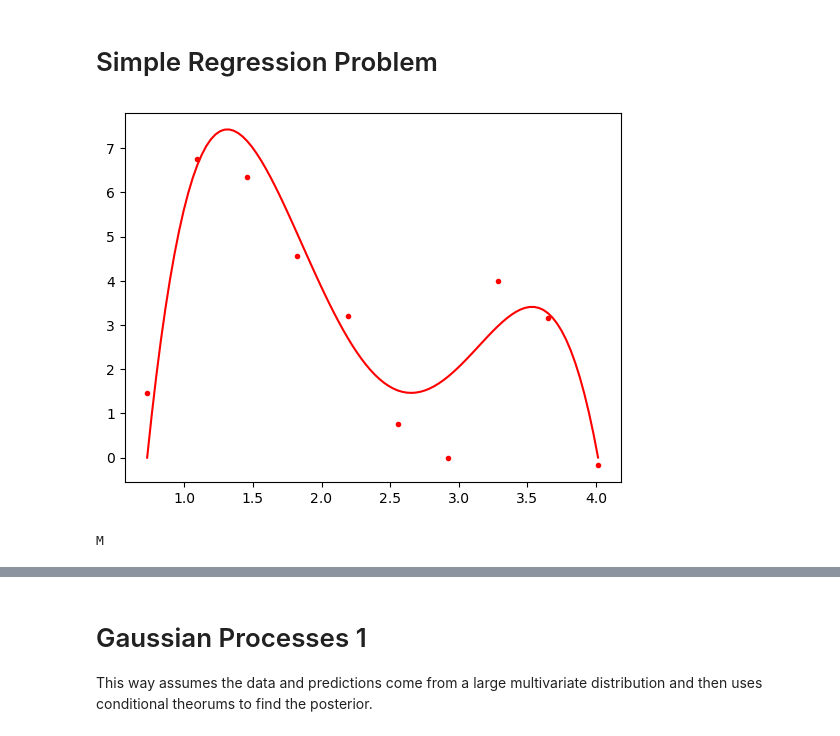
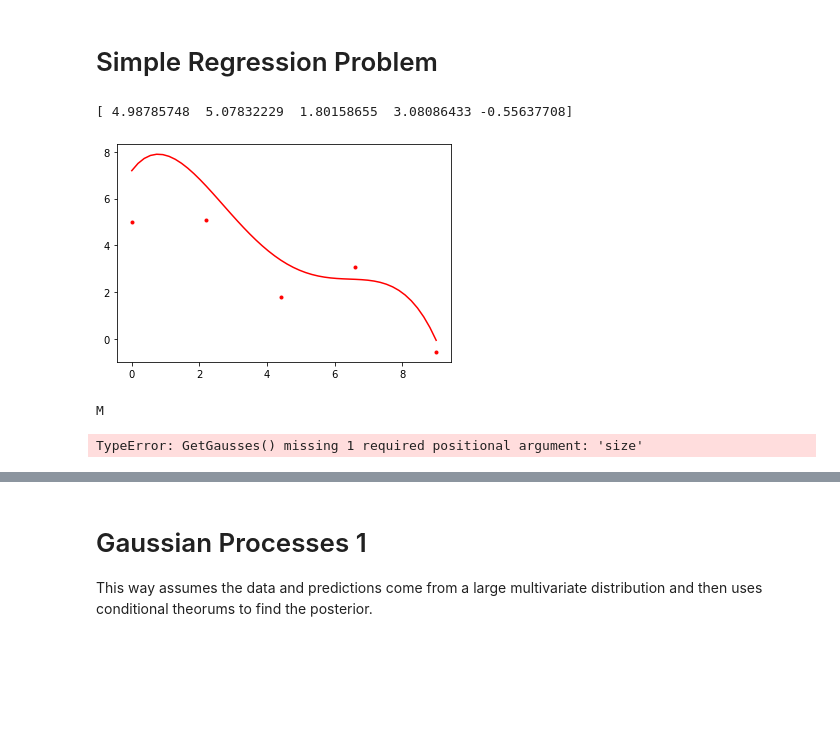
Before and after one commit to DanHarJor/Improving-Electron-Density-Profile-Inference-within-a-Tokamak-using-Bayesian-Techniques, a Jupyter notebook: Simple Regression Problem.ipynb, the cells around one changed output, grey strips where cells are left out. Saved outputs shown, nothing was run; the diff lists cells and outputs as text; code cells hidden in the pictures; blank space fills up the shorter version.

Commit message:
Added some plots to demonstrate GPR, still need to finish, only done likelyhood

```diff
--- a/Simple Regression Problem.ipynb
+++ b/Simple Regression Problem.ipynb
@@ -20,31 +20,64 @@ def chol_det(A):
 # %% [markdown]
 # Simple Regression Problem
 # %%
-rng = np.random.default_rng(seed=1354)
-N = 100
-exp_er = 0.7 #10
+rng = np.random.default_rng(seed=10)
+N = 50
+exp_er = 2 #10
 # def truef(x):
 #     return x**2+1
 def truef(x):
-    a,b,c,d,e,f = -1.6,1.8,-6,0,2.4,2.5
+    a,b,c,d,e,f = -3, 2.4, -4, 0.8, 2.5, 2.6#-1.6, 1.8, -6, 0, 2.4, 2.5
     return -(e*(x-f)**4+d*(x-f)**3+c*(x-f)**2+b*(x-f)+a)
-x = np.linspace(0.729,4.015,N) #(1,10,10)
+# randgen = np.random.default_rng(seed=0)
+x = np.linspace(1.25,3.75,N) #(1,10,10)
 y = truef(x)
+x = np.linspace(0,9,N)
 # xd_indicies = [int(1*(N/100)),int(2*(N/100)),int(2.5*(N/100)),int(5*(N/100)),int(45*(N/100)),int(47*(N/100)),int(50*(N/100)),int(62*(N/100)),int(65*(N/100)),int(72*(N/100)),int(90*(N/100)),int(92*(N/100)),int(94*(N/100)),int(96*(N/100))]
-xd_indicies = np.linspace(0,N-1,10).astype(int)
+xd_indicies = np.linspace(0,N-1,5).astype(int)
+
+# xd_indicies = []
+# while len(xd_indicies) < 200:
+#     trial = int(randgen.normal(loc=50,scale=20,size=1))
+#     if trial >= 100 or trial <= 0: a=1#do nothing
+#     else: xd_indicies.append(trial)
+# xd_indicies = [0,2,6,8,10,12,14,16,42,46,48,50, 72,76,78,80,85,90,95,99]
+
 # xd_indicies = range(N)
 xd = x[xd_indicies]
 M = len(xd)
-yd = rng.normal(loc=truef(xd),scale=exp_er)
-
+yd = rng.normal(loc=y[xd_indicies],scale=exp_er)
+print(yd)
 figSRP = plt.figure()
 plt.plot(x,y,'r')
 plt.plot(xd,yd,'r.')
 plt.show()
 
 prior_mean_vector = np.repeat(4,N)
 
 print('M')
 # %% [output]
+[ 4.98785748  5.07832229  1.80158655  3.08086433 -0.55637708]
-[figure, old version]
+[figure, new version]
-M
+M
+# %%
+import seaborn as sn
+import pandas as pd
+
+def Scale(x):
+    return exp_er + 1*np.sin((np.pi/9)*x)
+
+scale = Scale(np.arange(10))
+
+def GetGausses(loc, scale, size):
+    gausses = []
+    for lo, sc in zip(loc,scale):
+        gausses.append(np.random.normal(loc=lo, scale=sc, size=size))
+    return gausses
+
+gausses = GetGausses(yd,scale,size=1000)
+
+# sn.violinplot(data=gausses, color='blue', linewidth=0, split=True)
+# plt.plot(x,y,'r')
+# sn.violinplot(x=x[xd_indicies],y=y[xd_indicies], scale=np.repeat(exp_er, len(xd_indicies)), split=True)
+# %% [output]
+TypeError: GetGausses() missing 1 required positional argument: 'size'
```
Also changed, not shown: parts of 11 cells of this notebook.
